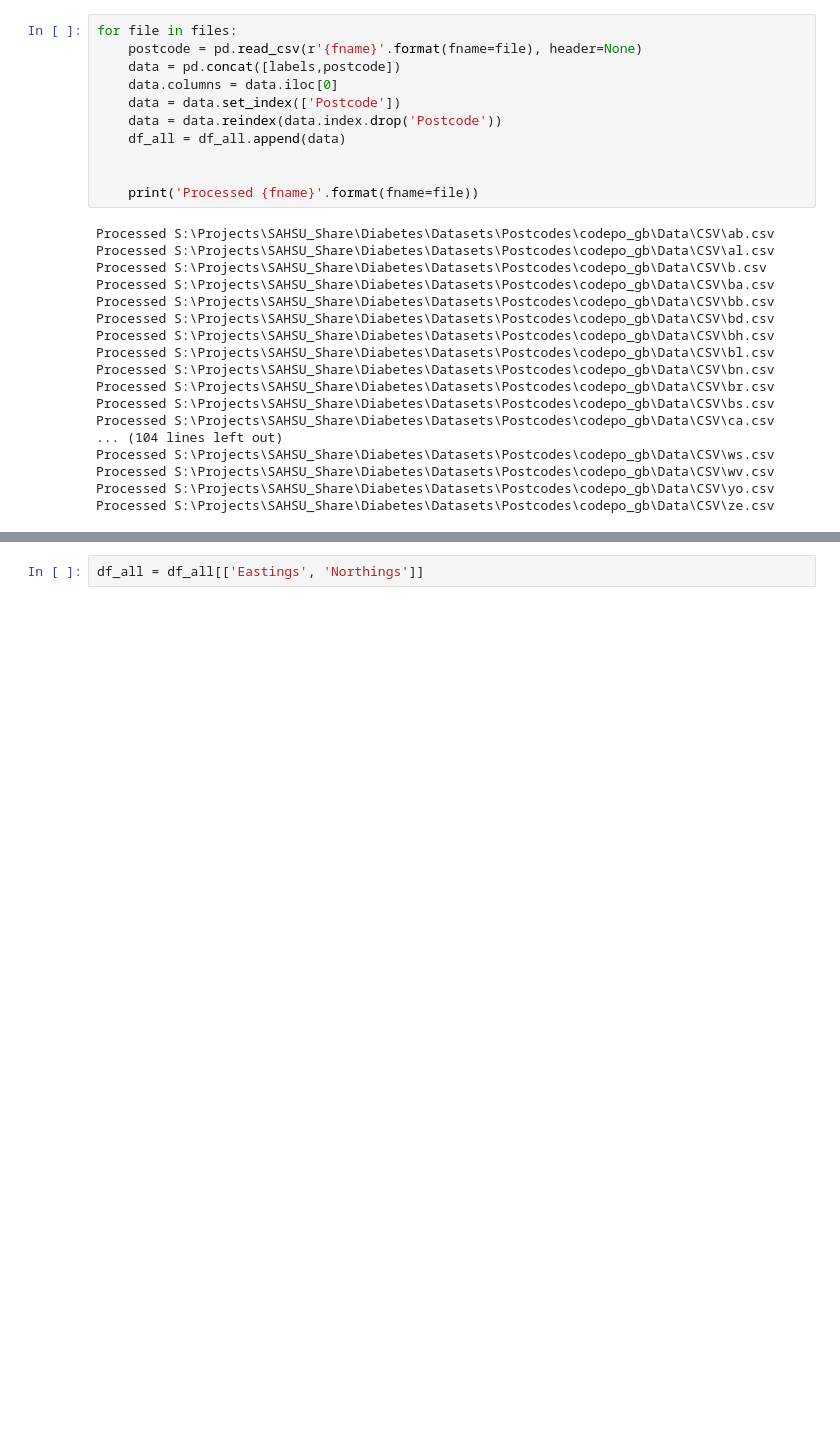
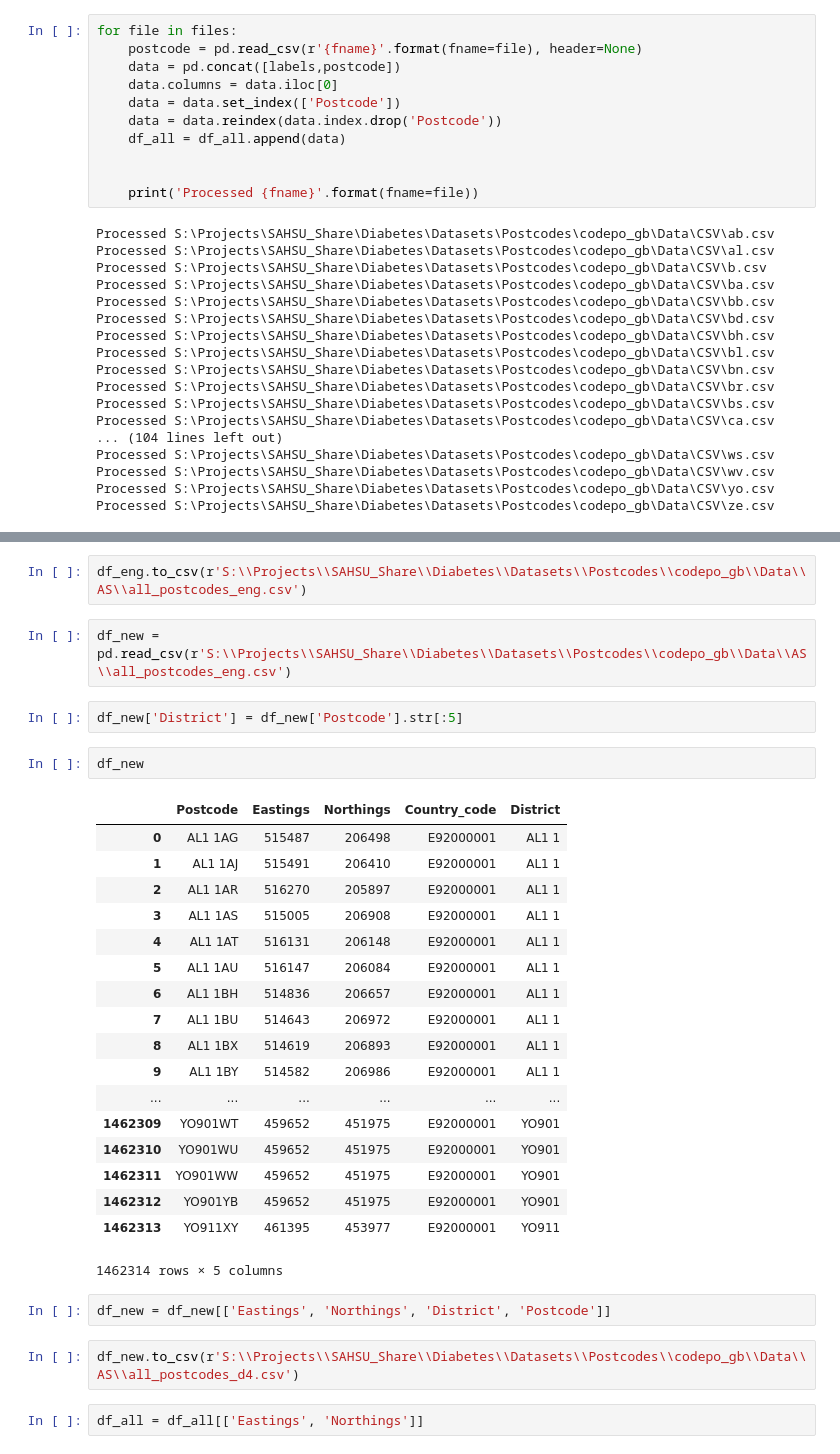
Before and after one commit to annalisasheehan/ICL_Diabetes, a Jupyter notebook: Postcodes.ipynb, the cells around one changed output, grey strips where cells are left out. Saved outputs shown, nothing was run; the diff lists cells and outputs as text; blank space fills up the shorter version.

Commit message:
updated the code to create a csv file with the postcode district and first digit of the second part of postcode -d4

```diff
--- a/Postcodes.ipynb
+++ b/Postcodes.ipynb
@@ -81,3 +129,34 @@ Processed S:\Projects\SAHSU_Share\Diabetes\Datasets\Postcodes\codepo_gb\Data\CSV
+# %%
+df_eng.to_csv(r'S:\\Projects\\SAHSU_Share\\Diabetes\\Datasets\\Postcodes\\codepo_gb\\Data\\AS\\all_postcodes_eng.csv')
+# %%
+df_new = pd.read_csv(r'S:\\Projects\\SAHSU_Share\\Diabetes\\Datasets\\Postcodes\\codepo_gb\\Data\\AS\\all_postcodes_eng.csv')
+# %%
+df_new['District'] = df_new['Postcode'].str[:5]
+# %%
+df_new
+# %% [output]
+|  | Postcode | Eastings | Northings | Country_code | District |
+| 0 | AL1 1AG | 515487 | 206498 | E92000001 | AL1 1 |
+| 1 | AL1 1AJ | 515491 | 206410 | E92000001 | AL1 1 |
+| 2 | AL1 1AR | 516270 | 205897 | E92000001 | AL1 1 |
+| 3 | AL1 1AS | 515005 | 206908 | E92000001 | AL1 1 |
+| 4 | AL1 1AT | 516131 | 206148 | E92000001 | AL1 1 |
+| 5 | AL1 1AU | 516147 | 206084 | E92000001 | AL1 1 |
+| 6 | AL1 1BH | 514836 | 206657 | E92000001 | AL1 1 |
+| 7 | AL1 1BU | 514643 | 206972 | E92000001 | AL1 1 |
+| 8 | AL1 1BX | 514619 | 206893 | E92000001 | AL1 1 |
+| 9 | AL1 1BY | 514582 | 206986 | E92000001 | AL1 1 |
+| ... | ... | ... | ... | ... | ... |
+| 1462309 | YO901WT | 459652 | 451975 | E92000001 | YO901 |
+| 1462310 | YO901WU | 459652 | 451975 | E92000001 | YO901 |
+| 1462311 | YO901WW | 459652 | 451975 | E92000001 | YO901 |
+| 1462312 | YO901YB | 459652 | 451975 | E92000001 | YO901 |
+| 1462313 | YO911XY | 461395 | 453977 | E92000001 | YO911 |
+1462314 rows × 5 columns
+# %%
+df_new = df_new[['Eastings', 'Northings', 'District', 'Postcode']]
+# %%
+df_new.to_csv(r'S:\\Projects\\SAHSU_Share\\Diabetes\\Datasets\\Postcodes\\codepo_gb\\Data\\AS\\all_postcodes_d4.csv')
 # %%
 df_all = df_all[['Eastings', 'Northings']]
 # %%
```
Also changed, not shown: parts of 5 cells of this notebook.
